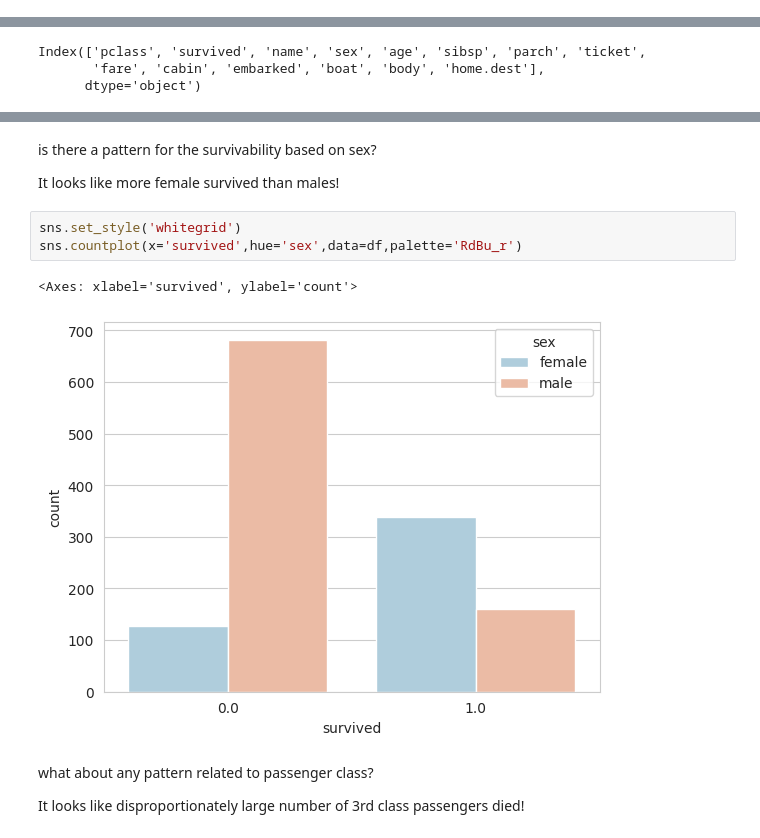
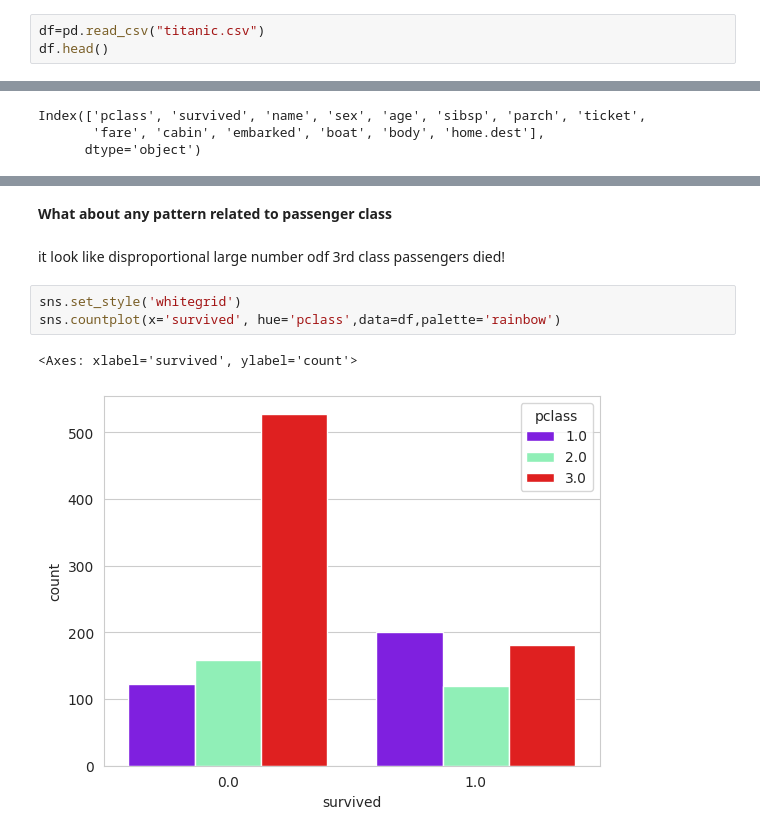
Before and after one commit to 2303A51087/AIML-2025, a Jupyter notebook: Lab05_AIML.ipynb, the cells around one changed output, grey strips where cells are left out. Cells and saved outputs as stored; diff of their text form.

```diff
--- a/Lab05_AIML.ipynb
+++ b/Lab05_AIML.ipynb
@@ -18,0 +16,3 @@ df.head()
+# %%
+df=pd.read_csv("titanic.csv")
+df.head()
@@ -90,17 +99,10 @@ Passing `palette` without assigning `hue` is deprecated and will be removed in v
-# %% [markdown]
-is there a pattern for the survivability based on sex?
-
-
-
-It looks like more female survived than males!
+# %% [markdown]
+**What about any pattern related to passenger class**
+# %% [markdown]
+it look like disproportional large number odf 3rd class passengers died!
 # %%
 sns.set_style('whitegrid')
-sns.countplot(x='survived',hue='sex',data=df,palette='RdBu_r')
+sns.countplot(x='survived', hue='pclass',data=df,palette='rainbow')
 # %% [output]
 <Axes: xlabel='survived', ylabel='count'>
-[figure, old version]
+[figure, new version]
-# %% [markdown]
-what about any pattern related to passenger class?
-
-
-It looks like disproportionately large number of 3rd  class passengers died!
```
Also changed, not shown: parts of 33 cells of this notebook.
